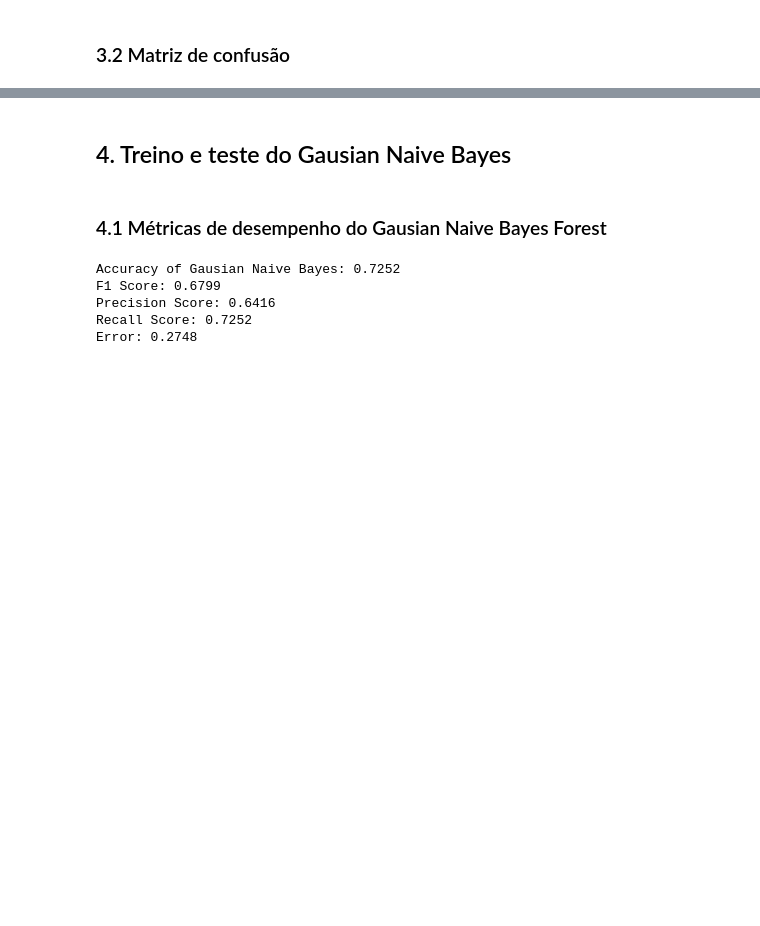
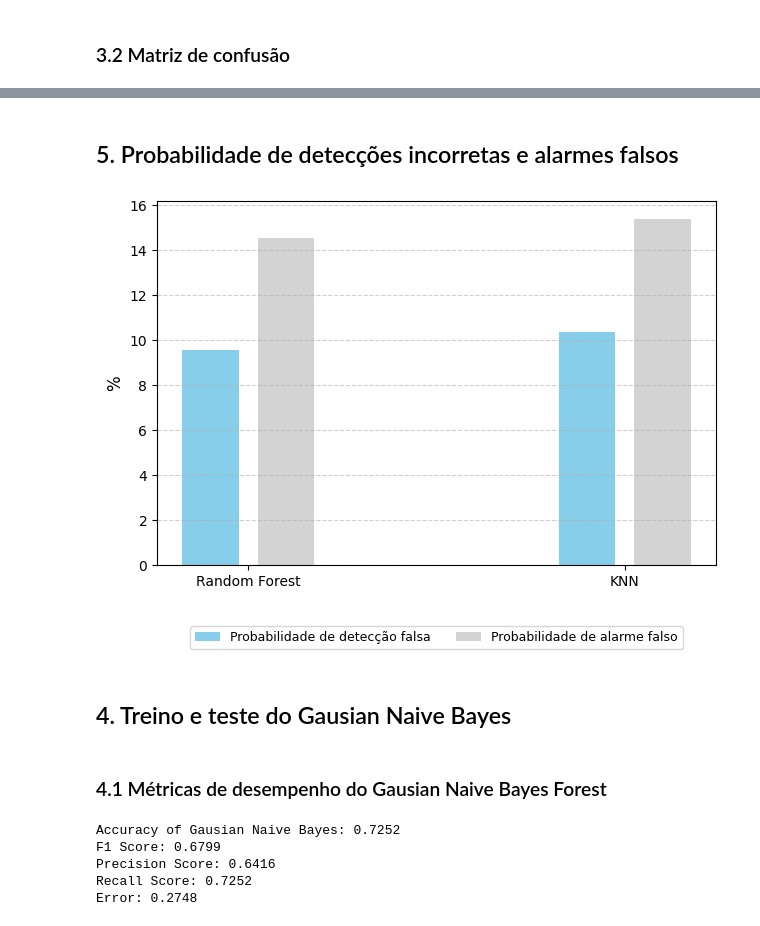
Before and after one commit to jtlimo/ccm-102, a Jupyter notebook: main.ipynb, the cells around one changed output, grey strips where cells are left out. Saved outputs shown, nothing was run; the diff lists cells and outputs as text; code cells hidden in the pictures; blank space fills up the shorter version.

```diff
--- a/main.ipynb
+++ b/main.ipynb
@@ -177,3 +258,9 @@ plt.show()
+# %% [markdown]
+## 5. Probabilidade de detecções incorretas e alarmes falsos
+# %%
+plot_metrics_graphic(results, metrics_to_plot=["pmd", "pfa"])
+# %% [output]
+[figure, added]
 # %% [markdown]
 ## 4. Treino e teste do Gausian Naive Bayes
 # %%
```
Also changed, not shown: parts of 15 cells of this notebook.
